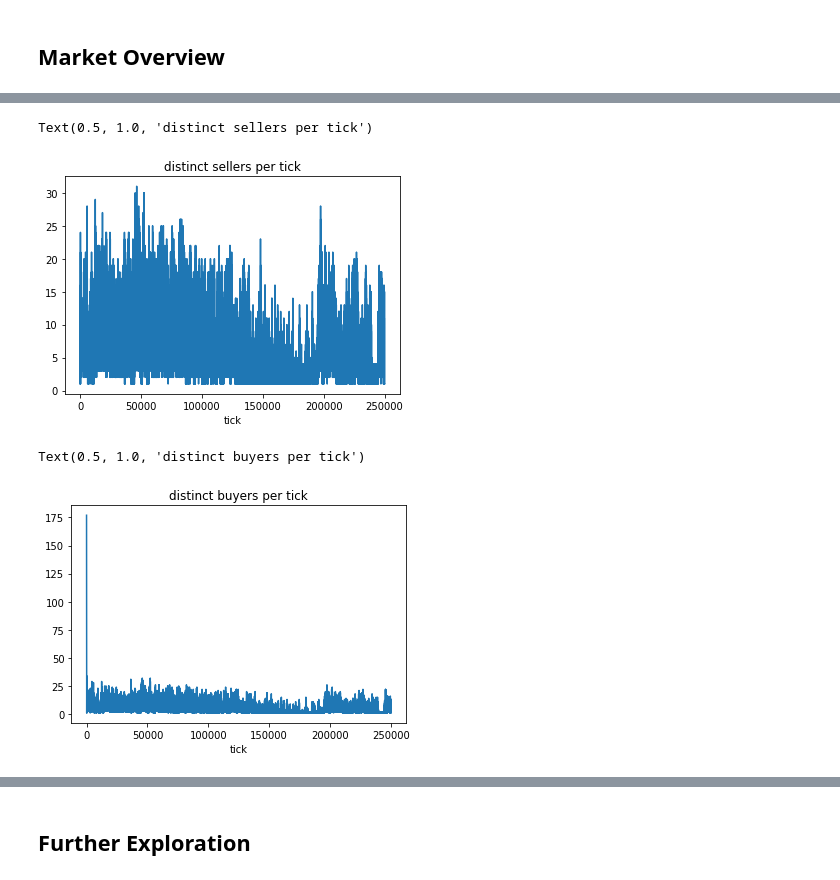
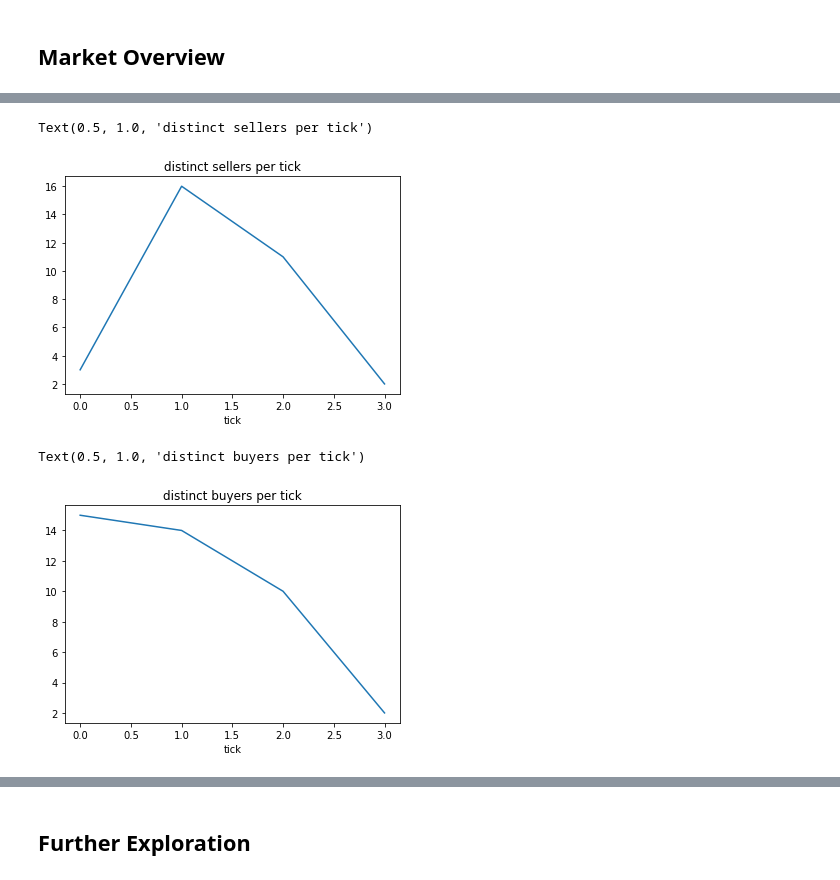
Before and after one commit to gerner/stellarpunk, a Jupyter notebook: notebook/econ_sim.ipynb, the cells around one changed output, grey strips where cells are left out. Cells and saved outputs as stored; diff of their text form; code cells hidden in the pictures.

```diff
--- a/notebook/econ_sim.ipynb
+++ b/notebook/econ_sim.ipynb
@@ -113 +103,4 @@ transaction_df.groupby("product")[["amount", "value"]].sum()
+# %%
+#transaction_tick_grouping = "tick"
+transaction_tick_grouping = transaction_df["tick"] // (5*60)
 # %%
@@ -144,15 +137,15 @@ Text(0.5, 1.0, 'distinct products sold per tick')
 # %%
-transaction_df.groupby("tick")["seller"].nunique().plot()
+transaction_df.groupby(transaction_tick_grouping)["seller"].nunique().plot()
 plt.title("distinct sellers per tick")
 # %% [output]
 Text(0.5, 1.0, 'distinct sellers per tick')
-[figure, old version]
+[figure, new version]
 # %%
-transaction_df.groupby("tick")["buyer"].nunique().plot()
+transaction_df.groupby(transaction_tick_grouping)["buyer"].nunique().plot()
 plt.title("distinct buyers per tick")
 # %% [output]
 Text(0.5, 1.0, 'distinct buyers per tick')
-[figure, old version]
+[figure, new version]
 # %%
 transaction_df["seller"].nunique()
 # %% [output]
```
Also changed, not shown: parts of 152 cells of this notebook, 10 other files.
